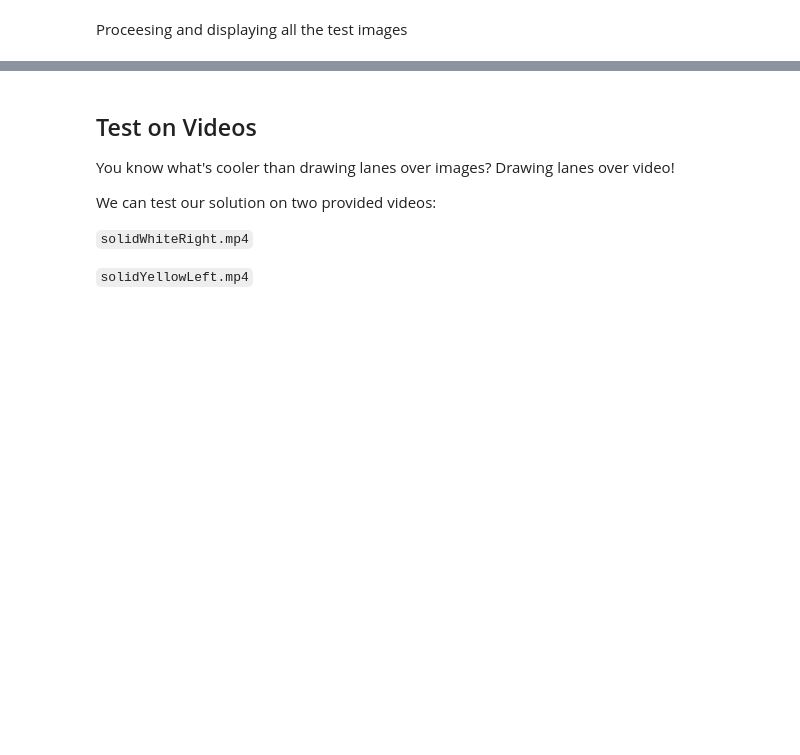
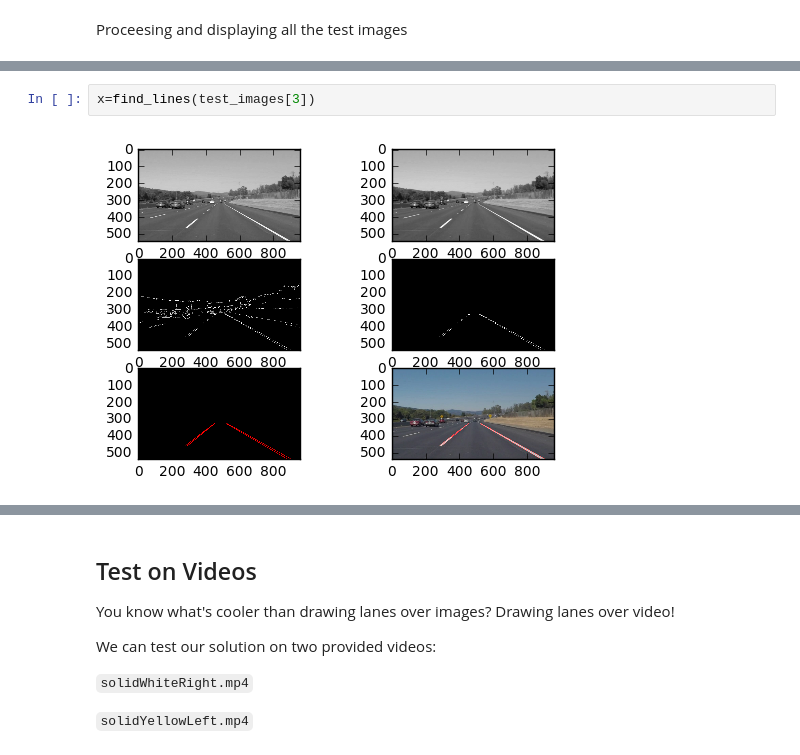
Before and after one commit to sumanth-nirmal/LaneLinesDetector, a Jupyter notebook: P1.ipynb, the cells around one changed output, grey strips where cells are left out. Drawn from its saved outputs; the diff is of its cells as text; blank space fills up the shorter version.

```diff
--- a/P1.ipynb
+++ b/P1.ipynb
@@ -243,0 +253,4 @@ x=find_lines(test_images[0])
+# %%
+x=find_lines(test_images[3])
+# %% [output]
+[figure, added]
```
Also changed, not shown: parts of 9 cells of this notebook, 1 other file.
